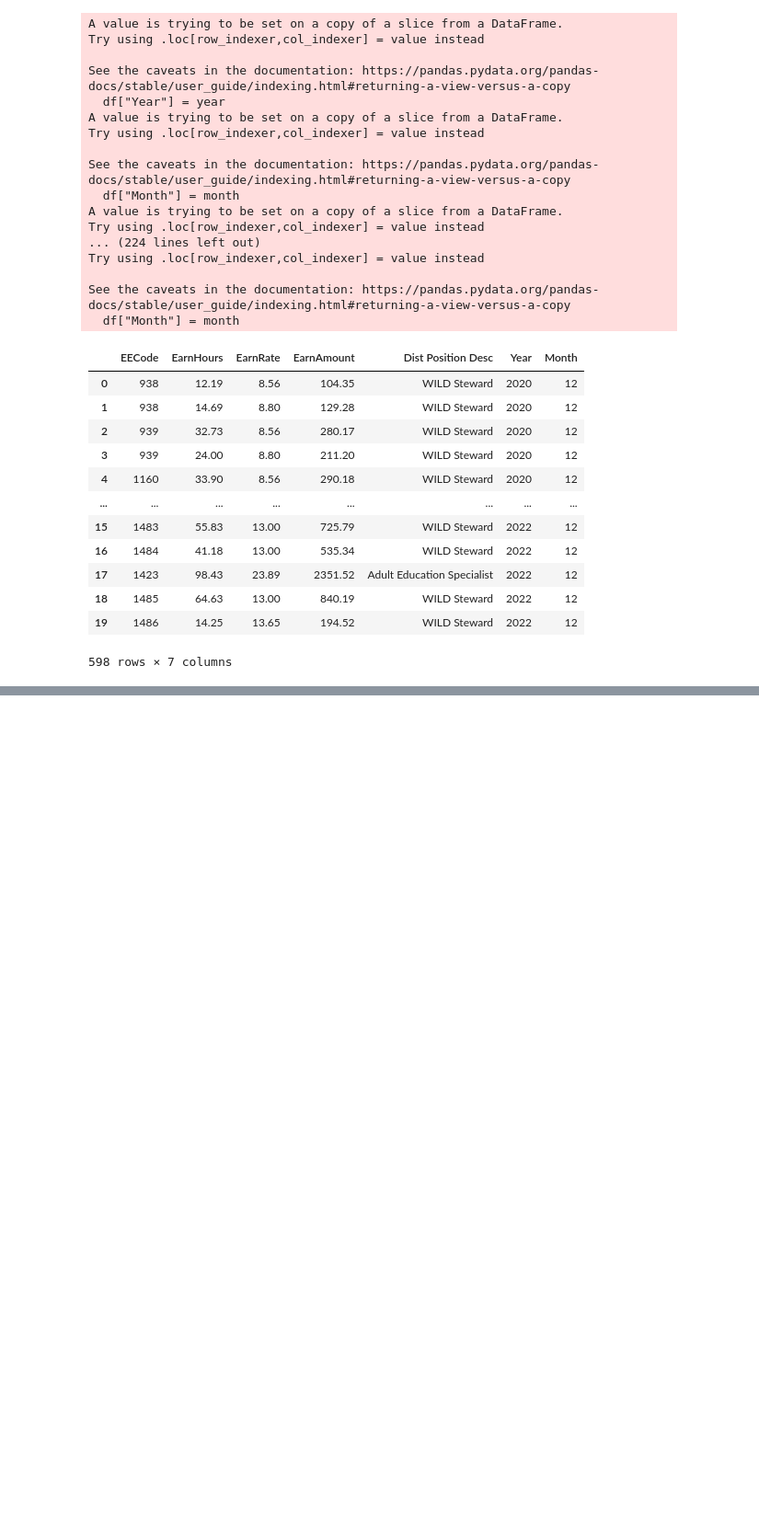
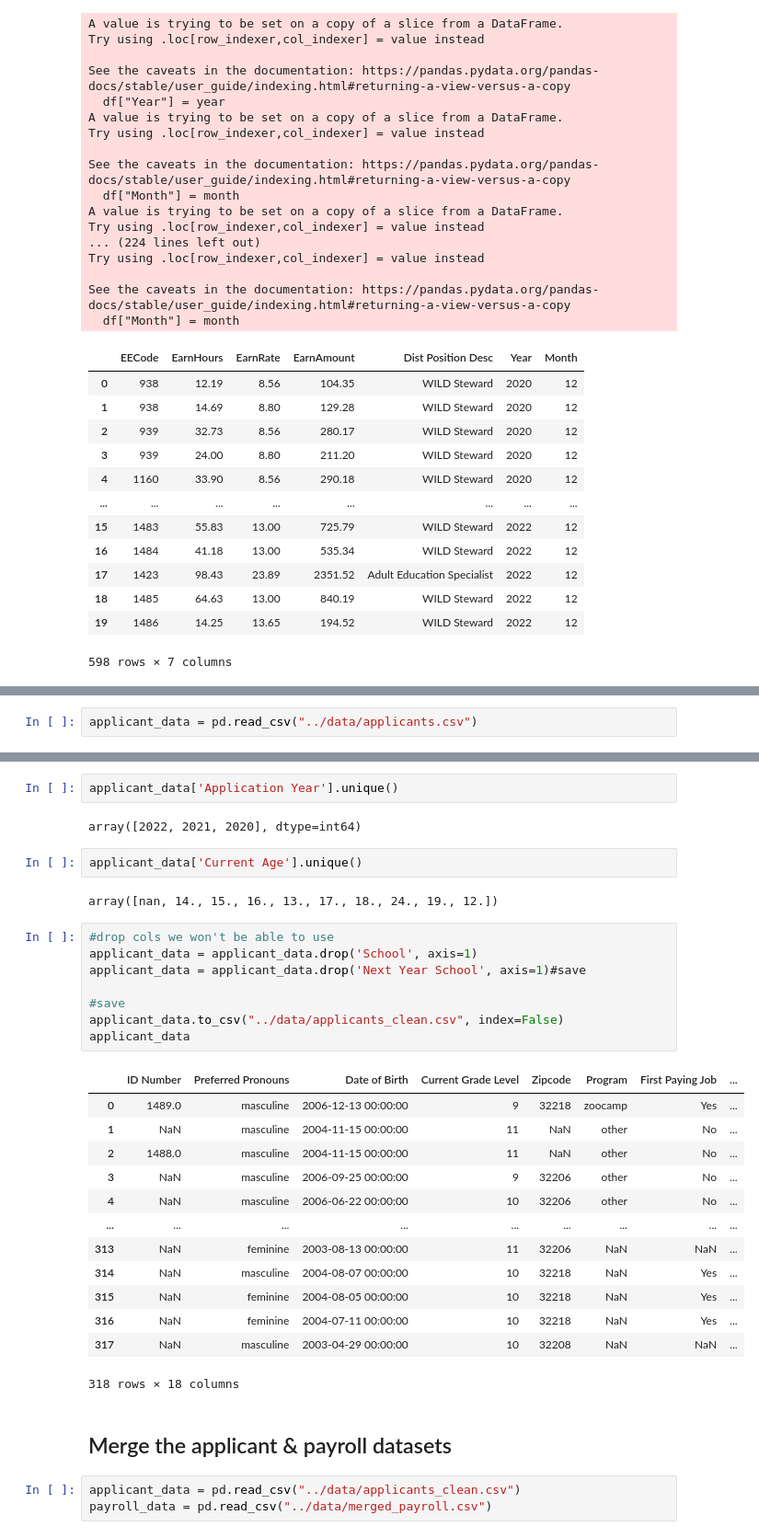
Before and after one commit to Ruthless-Raven/W.I.L.D-ZOO-CAPSTONE-, a Jupyter notebook: code/data cleaning.ipynb, the cells around one changed output, grey strips where cells are left out. Shown: that part at 92% size. Drawn from its saved outputs; the diff is of its cells as text; blank space fills up the shorter version.

Commit message:
added more data cleaning steps

```diff
--- a/code/data cleaning.ipynb
+++ b/code/data cleaning.ipynb
@@ -267,0 +275,2 @@ applicant_data
+# %%
+applicant_data = pd.read_csv("../data/applicants.csv")
@@ -267,0 +547,35 @@ applicant_data
+# %%
+applicant_data['Application Year'].unique()
+# %% [output]
+array([2022, 2021, 2020], dtype=int64)
+# %%
+applicant_data['Current Age'].unique()
+# %% [output]
+array([nan, 14., 15., 16., 13., 17., 18., 24., 19., 12.])
+# %%
+#drop cols we won't be able to use
+applicant_data = applicant_data.drop('School', axis=1)
+applicant_data = applicant_data.drop('Next Year School', axis=1)#save
+
+#save
+applicant_data.to_csv("../data/applicants_clean.csv", index=False)
+applicant_data
+# %% [output]
+|  | ID Number | Preferred Pronouns | Date of Birth | Current Grade Level | Zipcode | Program | First Paying Job | ... |
+| 0 | 1489.0 | masculine | 2006-12-13 00:00:00 | 9 | 32218 | zoocamp | Yes | ... |
+| 1 | NaN | masculine | 2004-11-15 00:00:00 | 11 | NaN | other | No | ... |
+| 2 | 1488.0 | masculine | 2004-11-15 00:00:00 | 11 | NaN | other | No | ... |
+| 3 | NaN | masculine | 2006-09-25 00:00:00 | 9 | 32206 | other | No | ... |
+| 4 | NaN | masculine | 2006-06-22 00:00:00 | 10 | 32206 | other | No | ... |
+| ... | ... | ... | ... | ... | ... | ... | ... | ... |
+| 313 | NaN | feminine | 2003-08-13 00:00:00 | 11 | 32206 | NaN | NaN | ... |
+| 314 | NaN | masculine | 2004-08-07 00:00:00 | 10 | 32218 | NaN | Yes | ... |
+| 315 | NaN | feminine | 2004-08-05 00:00:00 | 10 | 32218 | NaN | Yes | ... |
+| 316 | NaN | feminine | 2004-07-11 00:00:00 | 10 | 32218 | NaN | Yes | ... |
+| 317 | NaN | masculine | 2003-04-29 00:00:00 | 10 | 32208 | NaN | NaN | ... |
+318 rows × 18 columns
+# %% [markdown]
+## Merge the applicant & payroll datasets
+# %%
+applicant_data = pd.read_csv("../data/applicants_clean.csv")
+payroll_data = pd.read_csv("../data/merged_payroll.csv")
```
Also changed, not shown: parts of 27 cells of this notebook.
